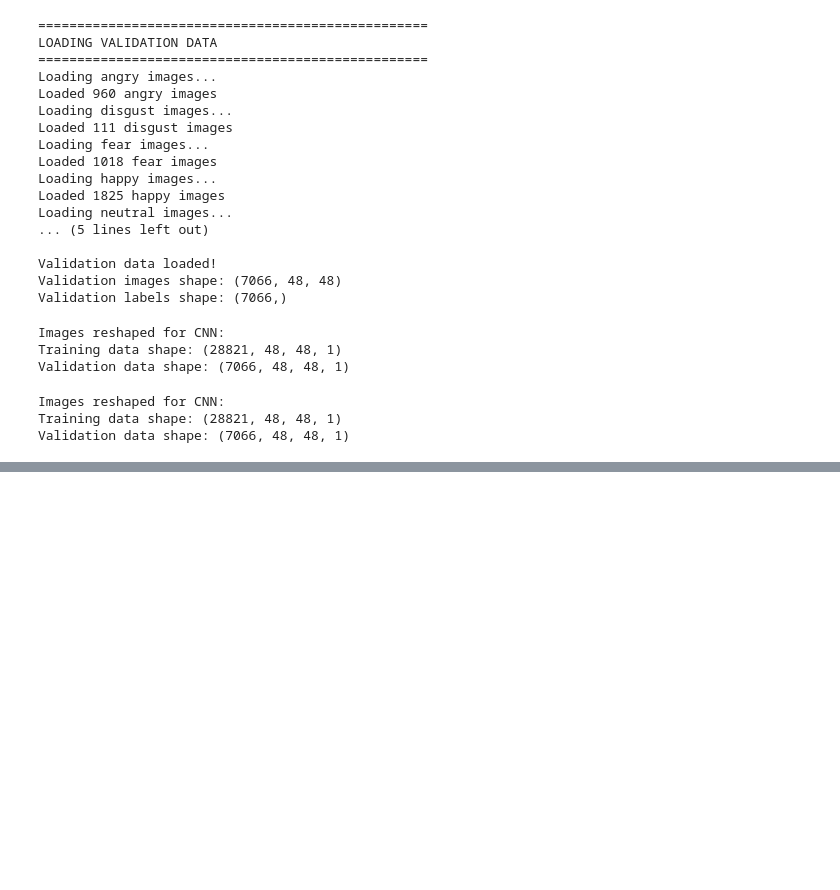
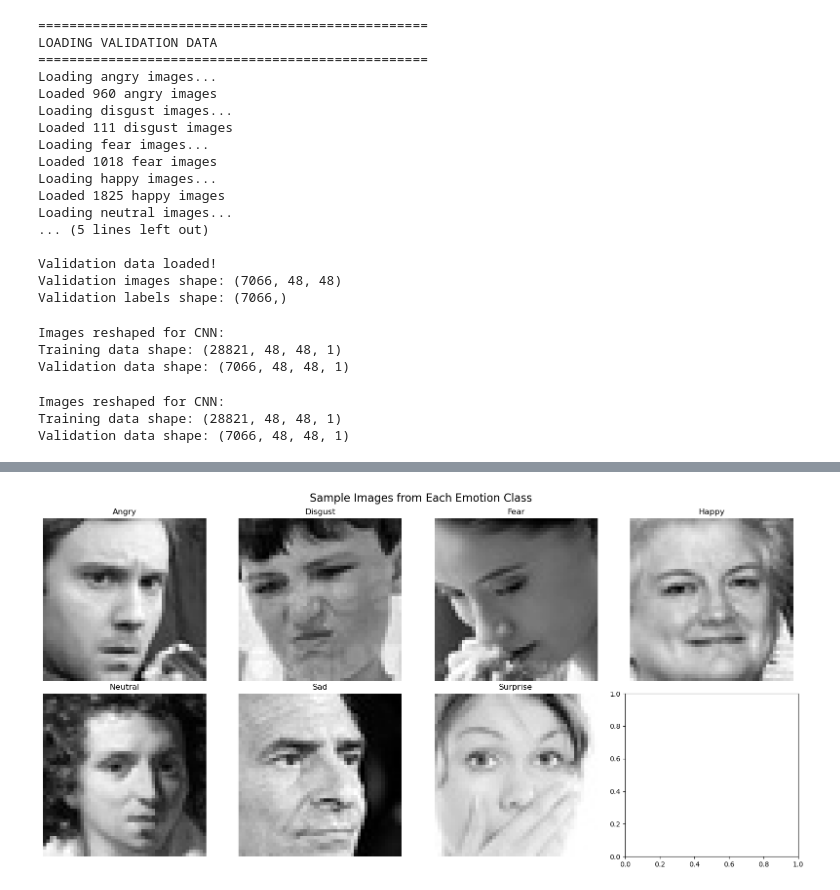
Before and after one commit to sharath199324/DeepFER-Facial-Emotion-Recognition-Using-Deep-Learning-main, a Jupyter notebook: main.ipynb, the cells around one changed output, grey strips where cells are left out. Cells and saved outputs as stored; diff of their text form; code cells hidden in the pictures; blank space fills up the shorter version.

```diff
--- a/main.ipynb
+++ b/main.ipynb
@@ -226,0 +305,25 @@ Validation data shape: (7066, 48, 48, 1)
+# %%
+# Display sample images from each emotion class
+fig, axes = plt.subplots(2, 4, figsize=(16, 8))
+axes = axes.ravel()
+
+# Get one sample from each class
+samples_shown = set()
+sample_count = 0
+
+for i, (img, label) in enumerate(zip(X_train, y_train)):
+    if label not in samples_shown and sample_count < 8:
+        axes[sample_count].imshow(img.reshape(IMG_SIZE, IMG_SIZE), cmap='gray')
+        axes[sample_count].set_title(f'{label.capitalize()}', fontsize=12)
+        axes[sample_count].axis('off')
+        samples_shown.add(label)
+        sample_count += 1
+
+    if sample_count >= 8:
+        break
+
+plt.suptitle('Sample Images from Each Emotion Class', fontsize=16)
+plt.tight_layout()
+plt.show()
+# %% [output]
+[figure, added]
```
Also changed, not shown: parts of 32 cells of this notebook, 3 other files.
